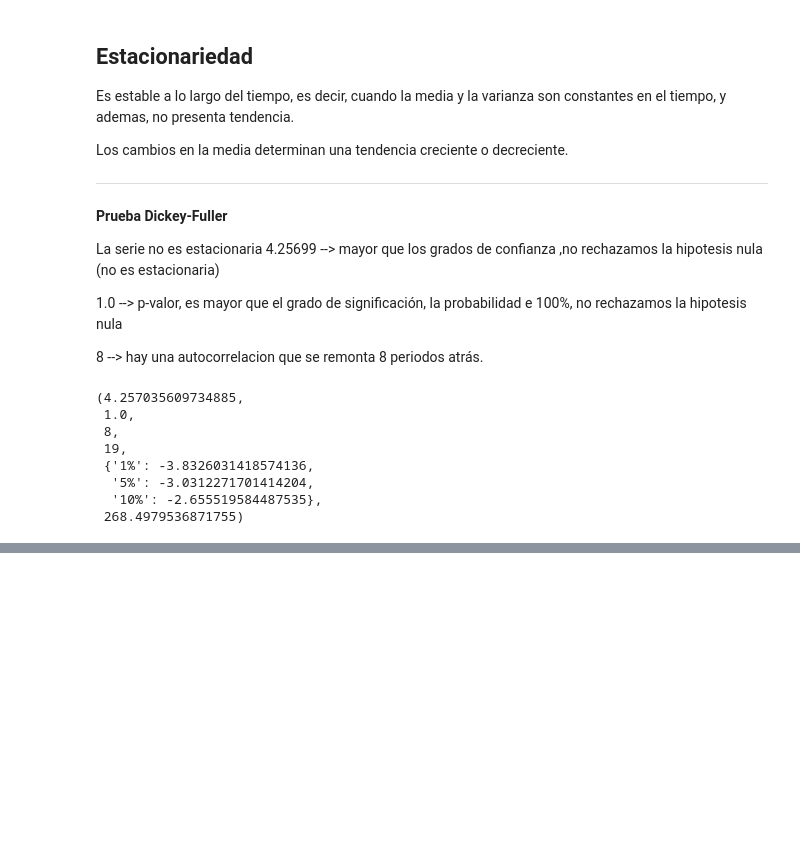
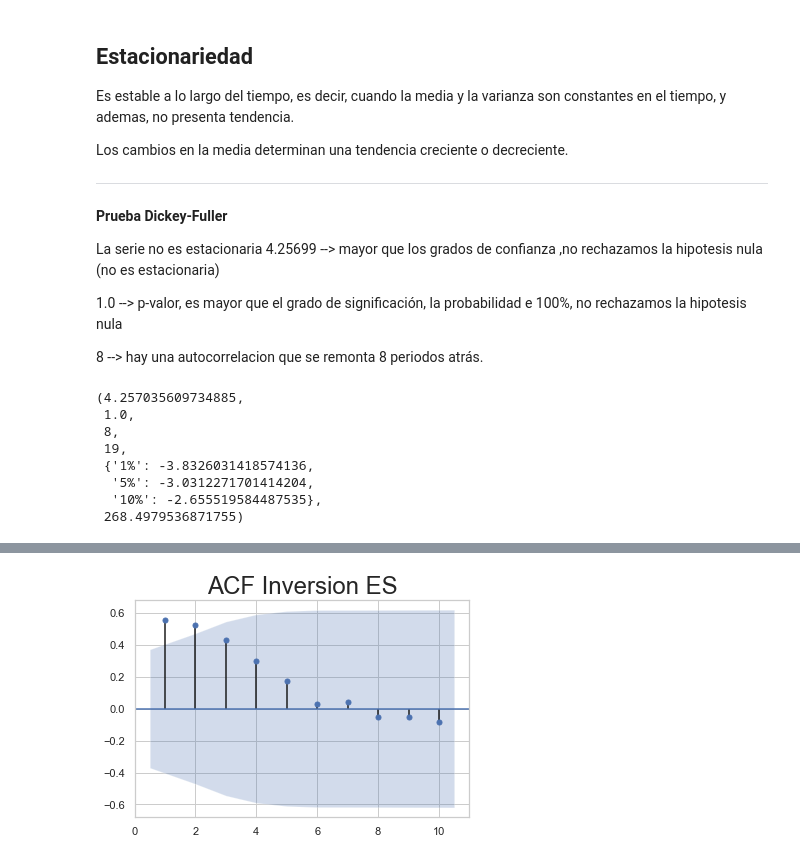
Before and after one commit to Afri-cola/Kschool-TFM, a Jupyter notebook: Inversion ES.ipynb, the cells around one changed output, grey strips where cells are left out. Cells and saved outputs as stored; diff of their text form; code cells hidden in the pictures; blank space fills up the shorter version.

```diff
--- a/Inversion ES.ipynb
+++ b/Inversion ES.ipynb
@@ -386,0 +409,6 @@ plt.show()
+# %%
+sgt.plot_acf(df_mex['Inversion Es(millones€)'], lags = 10, zero = False)   #lags: retraso. 10 periodos antes del periodo actual.
+plt.title("ACF Inversion ES", size = 24)
+plt.show()
+# %% [output]
+[figure, added]
```
Also changed, not shown: parts of 7 cells of this notebook.
